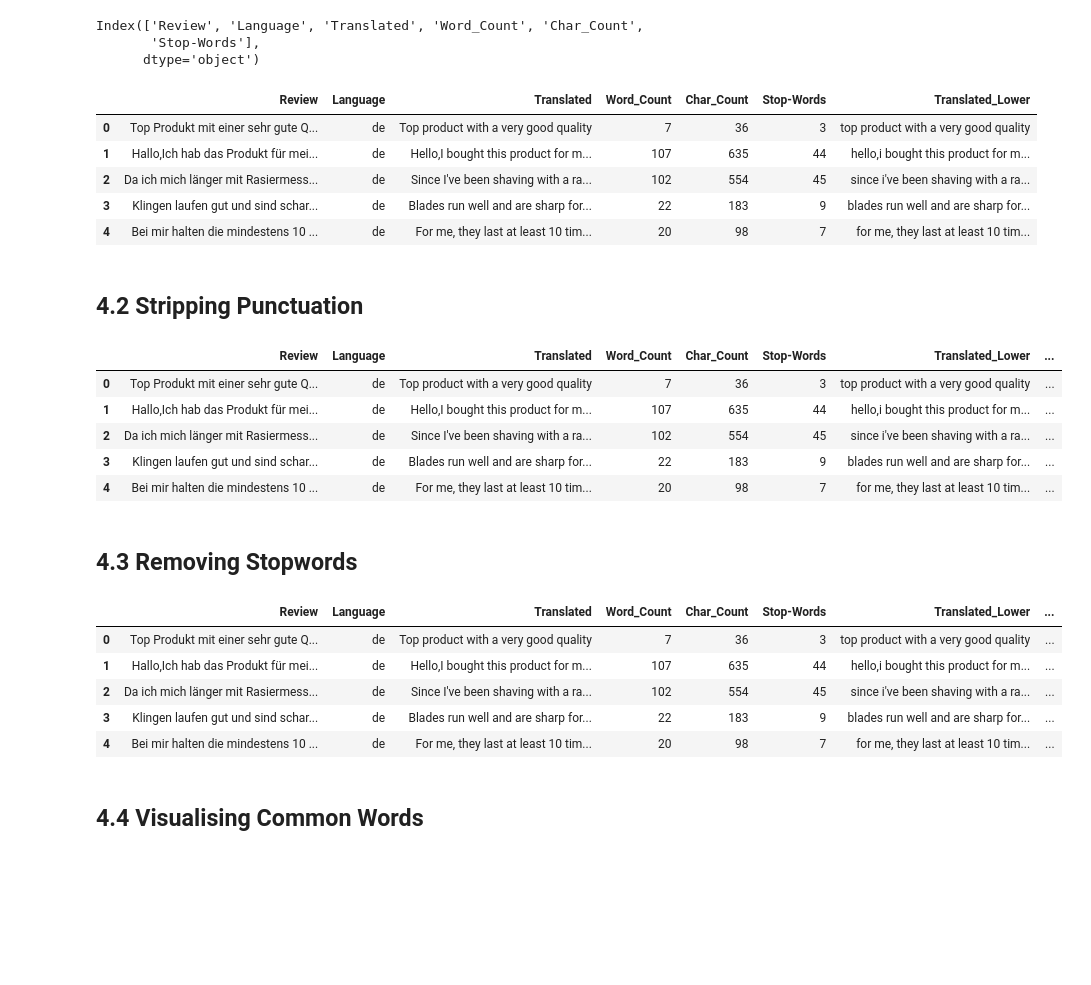
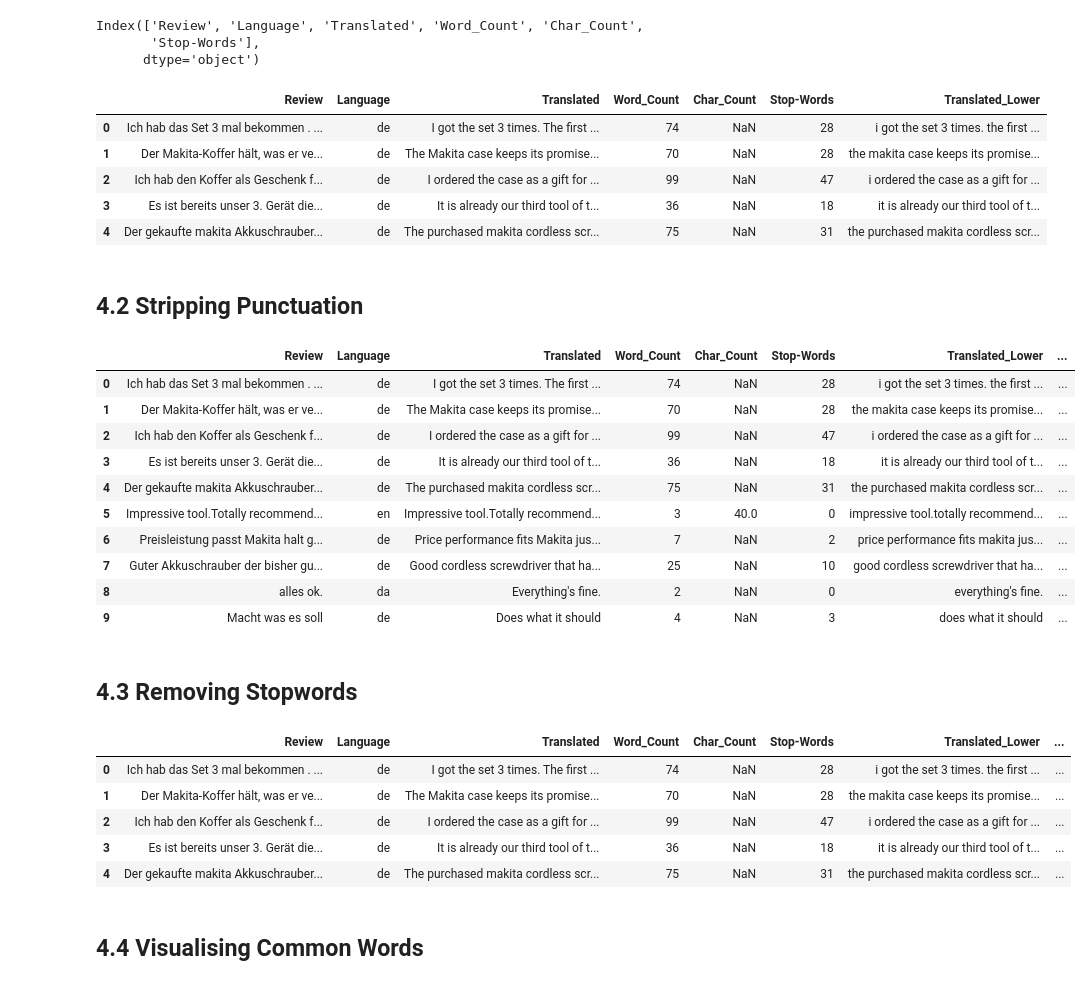
Before and after one commit to LeonRanke/Sentiment_Analysis, a Jupyter notebook: amazon_sentiment_analysis.ipynb, the cells around one changed output. Drawn from its saved outputs; the diff is of its cells as text; code cells hidden in the pictures; blank space fills up the shorter version.

```diff
--- a/amazon_sentiment_analysis.ipynb
+++ b/amazon_sentiment_analysis.ipynb
@@ -43,8 +43,8 @@ len(results)
 # %%
 # Construct list of links to scrape multiple pages
 links = []
-for x in range(14):
-    links.append(f'https://www.amazon.de/M%C3%9CHLE-10er-Rasierklingen-traditionelle-Sicherheitsrasierer/product-reviews/B00TQLHOTO/ref=cm_cr_getr_d_paging_btm_prev_1?ie=UTF8&reviewerType=all_reviews&pageNumber={x}')
+for x in range(84):
+    links.append(f'https://www.amazon.de/product-reviews/B09S7YQV7K/ref=cm_cr_arp_d_viewopt_sr?ie=UTF8&filterByStar=all_stars&reviewerType=all_reviews&pageNumber={x}')
 # %%
 # Scrape all links in the constructed list
 reviews = []
@@ -209,7 +248,7 @@ from nltk.corpus import stopwords
 # %%
 stop_words = stopwords.words('english')
 # %%
-df['Stop-Words'] = df['Translated'].apply(lambda x: len([x for x in x.split() if x in stop_words]))
+df['Stop-Words'] = df['Translated'].apply(lambda x: len([x for x in str(x).split() if x in stop_words]))
 # %%
 df.head()
 # %% [output]
@@ -230,16 +273,17 @@ Index(['Review', 'Language', 'Translated', 'Word_Count', 'Char_Count',
        'Stop-Words'],
       dtype='object')
 # %%
-df['Translated_Lower'] = df['Translated'].str.lower()
+df['Translated_Lower'] = df['Translated'].apply(
+    lambda x: " ".join(str(x).lower() for x in str(x).split()))
 # %%
 df.head()
 # %% [output]
 |  | Review | Language | Translated | Word_Count | Char_Count | Stop-Words | Translated_Lower |
-| 0 | Top Produkt mit einer sehr gute Q... | de | Top product with a very good quality | 7 | 36 | 3 | top product with a very good quality |
-| 1 | Hallo,Ich hab das Produkt für mei... | de | Hello,I bought this product for m... | 107 | 635 | 44 | hello,i bought this product for m... |
-| 2 | Da ich mich länger mit Rasiermess... | de | Since I've been shaving with a ra... | 102 | 554 | 45 | since i've been shaving with a ra... |
-| 3 | Klingen laufen gut und sind schar... | de | Blades run well and are sharp for... | 22 | 183 | 9 | blades run well and are sharp for... |
-| 4 | Bei mir halten die mindestens 10 ... | de | For me, they last at least 10 tim... | 20 | 98 | 7 | for me, they last at least 10 tim... |
+| 0 | Ich hab das Set 3 mal bekommen . ... | de | I got the set 3 times. The first ... | 74 | NaN | 28 | i got the set 3 times. the first ... |
+| 1 | Der Makita-Koffer hält, was er ve... | de | The Makita case keeps its promise... | 70 | NaN | 28 | the makita case keeps its promise... |
+| 2 | Ich hab den Koffer als Geschenk f... | de | I ordered the case as a gift for ... | 99 | NaN | 47 | i ordered the case as a gift for ... |
+| 3 | Es ist bereits unser 3. Gerät die... | de | It is already our third tool of t... | 36 | NaN | 18 | it is already our third tool of t... |
+| 4 | Der gekaufte makita Akkuschrauber... | de | The purchased makita cordless scr... | 75 | NaN | 31 | the purchased makita cordless scr... |
 # %% [markdown]
 ## 4.2 Stripping Punctuation
 # %%
@@ -247,12 +291,17 @@ df['Translated_Nopunc'] = df['Translated_Lower'].str.replace('[^\w\s]','')
 # %%
-df.head()
+df.head(10)
 # %% [output]
 |  | Review | Language | Translated | Word_Count | Char_Count | Stop-Words | Translated_Lower | ... |
-| 0 | Top Produkt mit einer sehr gute Q... | de | Top product with a very good quality | 7 | 36 | 3 | top product with a very good quality | ... |
-| 1 | Hallo,Ich hab das Produkt für mei... | de | Hello,I bought this product for m... | 107 | 635 | 44 | hello,i bought this product for m... | ... |
-| 2 | Da ich mich länger mit Rasiermess... | de | Since I've been shaving with a ra... | 102 | 554 | 45 | since i've been shaving with a ra... | ... |
-| 3 | Klingen laufen gut und sind schar... | de | Blades run well and are sharp for... | 22 | 183 | 9 | blades run well and are sharp for... | ... |
-| 4 | Bei mir halten die mindestens 10 ... | de | For me, they last at least 10 tim... | 20 | 98 | 7 | for me, they last at least 10 tim... | ... |
+| 0 | Ich hab das Set 3 mal bekommen . ... | de | I got the set 3 times. The first ... | 74 | NaN | 28 | i got the set 3 times. the first ... | ... |
+| 1 | Der Makita-Koffer hält, was er ve... | de | The Makita case keeps its promise... | 70 | NaN | 28 | the makita case keeps its promise... | ... |
+| 2 | Ich hab den Koffer als Geschenk f... | de | I ordered the case as a gift for ... | 99 | NaN | 47 | i ordered the case as a gift for ... | ... |
+| 3 | Es ist bereits unser 3. Gerät die... | de | It is already our third tool of t... | 36 | NaN | 18 | it is already our third tool of t... | ... |
+| 4 | Der gekaufte makita Akkuschrauber... | de | The purchased makita cordless scr... | 75 | NaN | 31 | the purchased makita cordless scr... | ... |
+| 5 | Impressive tool.Totally recommend... | en | Impressive tool.Totally recommend... | 3 | 40.0 | 0 | impressive tool.totally recommend... | ... |
+| 6 | Preisleistung passt Makita halt g... | de | Price performance fits Makita jus... | 7 | NaN | 2 | price performance fits makita jus... | ... |
+| 7 | Guter Akkuschrauber der bisher gu... | de | Good cordless screwdriver that ha... | 25 | NaN | 10 | good cordless screwdriver that ha... | ... |
+| 8 | alles ok. | da | Everything's fine. | 2 | NaN | 0 | everything's fine. | ... |
+| 9 | Macht was es soll | de | Does what it should | 4 | NaN | 3 | does what it should | ... |
 # %% [markdown]
 ## 4.3 Removing Stopwords
 # %%
@@ -262,11 +311,11 @@ df['Translated_Nostop'] = df['Translated_Nopunc'].apply(
 df.head()
 # %% [output]
 |  | Review | Language | Translated | Word_Count | Char_Count | Stop-Words | Translated_Lower | ... |
-| 0 | Top Produkt mit einer sehr gute Q... | de | Top product with a very good quality | 7 | 36 | 3 | top product with a very good quality | ... |
-| 1 | Hallo,Ich hab das Produkt für mei... | de | Hello,I bought this product for m... | 107 | 635 | 44 | hello,i bought this product for m... | ... |
-| 2 | Da ich mich länger mit Rasiermess... | de | Since I've been shaving with a ra... | 102 | 554 | 45 | since i've been shaving with a ra... | ... |
-| 3 | Klingen laufen gut und sind schar... | de | Blades run well and are sharp for... | 22 | 183 | 9 | blades run well and are sharp for... | ... |
-| 4 | Bei mir halten die mindestens 10 ... | de | For me, they last at least 10 tim... | 20 | 98 | 7 | for me, they last at least 10 tim... | ... |
+| 0 | Ich hab das Set 3 mal bekommen . ... | de | I got the set 3 times. The first ... | 74 | NaN | 28 | i got the set 3 times. the first ... | ... |
+| 1 | Der Makita-Koffer hält, was er ve... | de | The Makita case keeps its promise... | 70 | NaN | 28 | the makita case keeps its promise... | ... |
+| 2 | Ich hab den Koffer als Geschenk f... | de | I ordered the case as a gift for ... | 99 | NaN | 47 | i ordered the case as a gift for ... | ... |
+| 3 | Es ist bereits unser 3. Gerät die... | de | It is already our third tool of t... | 36 | NaN | 18 | it is already our third tool of t... | ... |
+| 4 | Der gekaufte makita Akkuschrauber... | de | The purchased makita cordless scr... | 75 | NaN | 31 | the purchased makita cordless scr... | ... |
 # %% [markdown]
 ## 4.4 Visualising Common Words
 # %%
```
Also changed, not shown: parts of 39 cells of this notebook, 4 other files.
